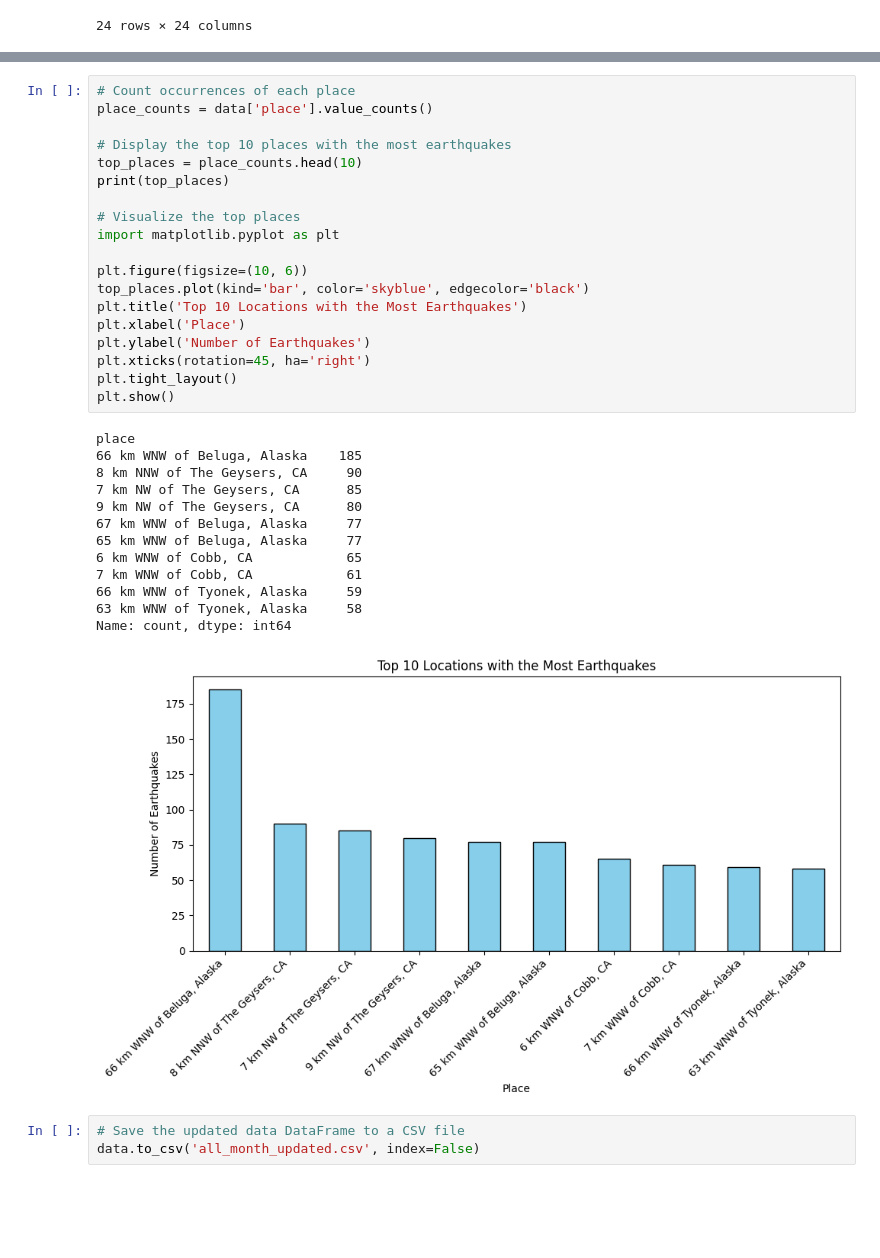
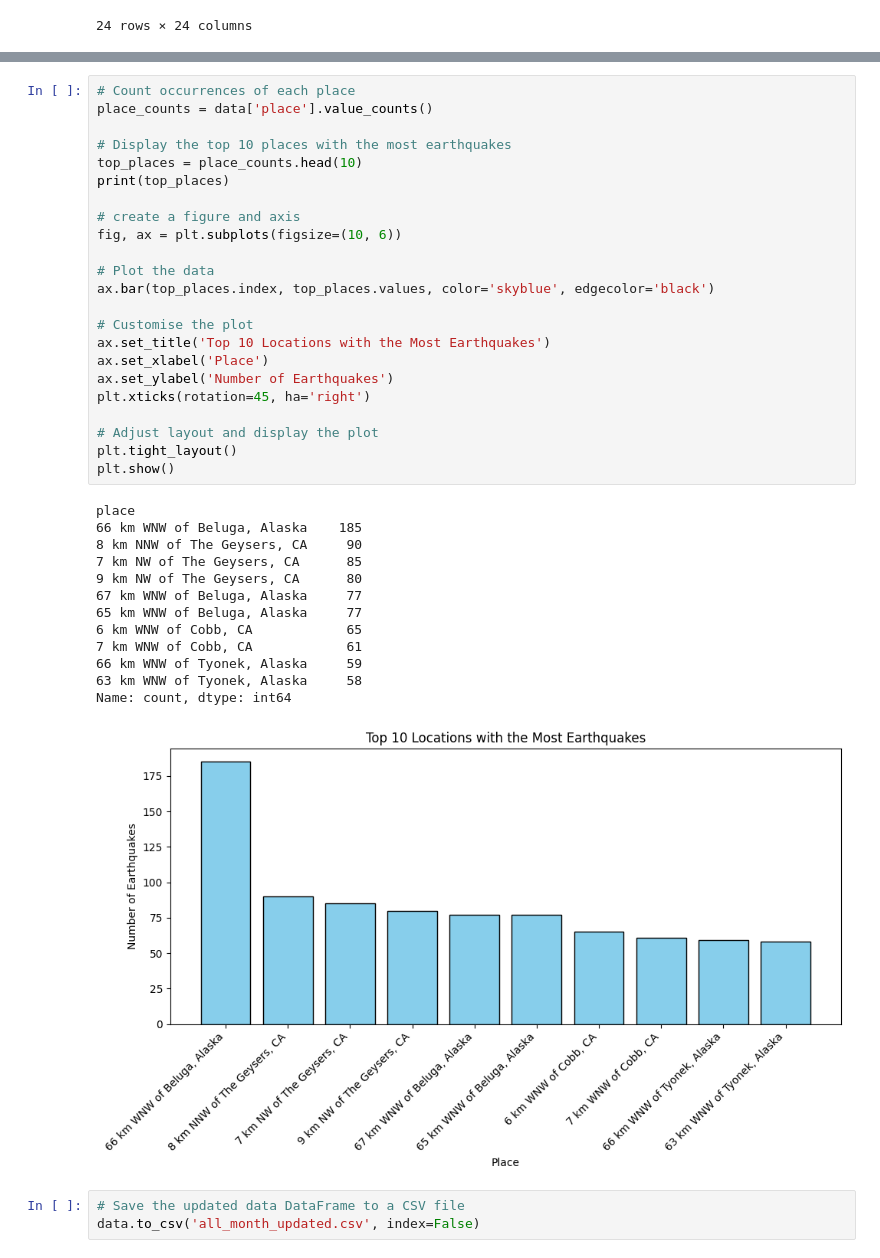
Before and after one commit to bytesbyt/ds_data_visualisation, a Jupyter notebook: earthquake.ipynb, the cells around one changed output, grey strips where cells are left out. Saved outputs shown, nothing was run; the diff lists cells and outputs as text; blank space fills up the shorter version.

```diff
--- a/earthquake.ipynb
+++ b/earthquake.ipynb
@@ -286,36 +256,40 @@ plt.tight_layout()
 # %%
 # Count occurrences of each place
 place_counts = data['place'].value_counts()
 
 # Display the top 10 places with the most earthquakes
 top_places = place_counts.head(10)
 print(top_places)
 
-# Visualize the top places
-import matplotlib.pyplot as plt
+# create a figure and axis
+fig, ax = plt.subplots(figsize=(10, 6))
 
-plt.figure(figsize=(10, 6))
-top_places.plot(kind='bar', color='skyblue', edgecolor='black')
-plt.title('Top 10 Locations with the Most Earthquakes')
-plt.xlabel('Place')
-plt.ylabel('Number of Earthquakes')
+# Plot the data
+ax.bar(top_places.index, top_places.values, color='skyblue', edgecolor='black')
+
+# Customise the plot
+ax.set_title('Top 10 Locations with the Most Earthquakes')
+ax.set_xlabel('Place')
+ax.set_ylabel('Number of Earthquakes')
 plt.xticks(rotation=45, ha='right')
+
+# Adjust layout and display the plot
 plt.tight_layout()
 plt.show()
 # %% [output]
 place
 66 km WNW of Beluga, Alaska    185
 8 km NNW of The Geysers, CA     90
 7 km NW of The Geysers, CA      85
 9 km NW of The Geysers, CA      80
 67 km WNW of Beluga, Alaska     77
 65 km WNW of Beluga, Alaska     77
 6 km WNW of Cobb, CA            65
 7 km WNW of Cobb, CA            61
 66 km WNW of Tyonek, Alaska     59
 63 km WNW of Tyonek, Alaska     58
 Name: count, dtype: int64
-[figure, old version]
+[figure, new version]
 # %%
 # Save the updated data DataFrame to a CSV file
 data.to_csv('all_month_updated.csv', index=False)
```
Also changed, not shown: parts of 14 cells of this notebook.
